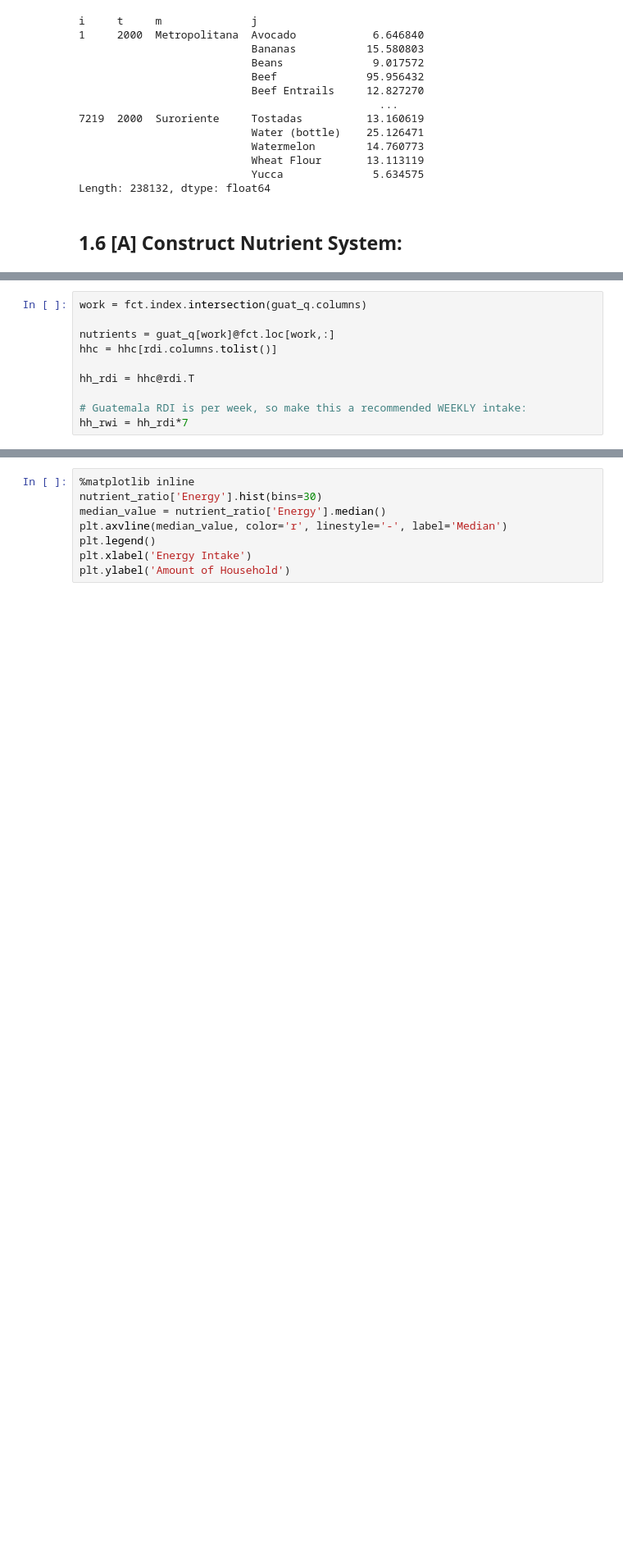
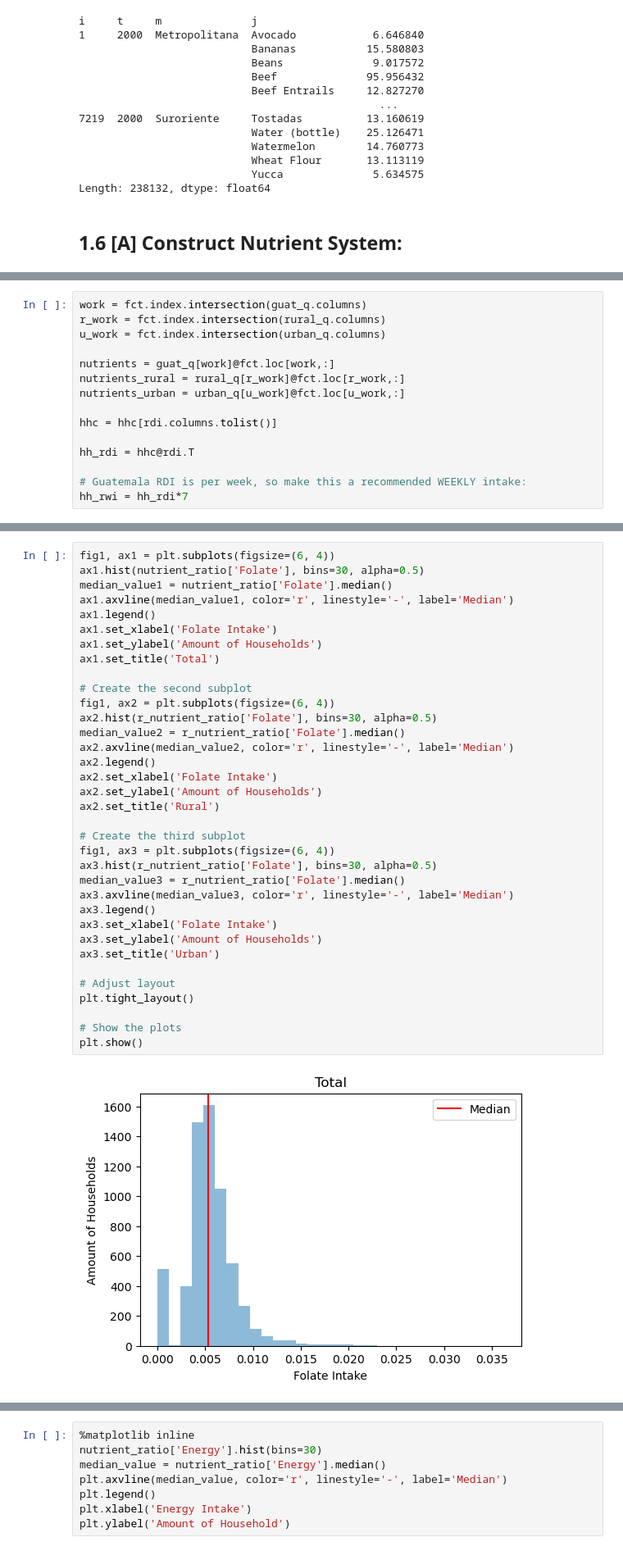
Before and after one commit to neha-lala/TWSchultz, a Jupyter notebook: Final. Code.ipynb, the cells around one changed output, grey strips where cells are left out. Shown at 82% size. Saved outputs shown, nothing was run; the diff lists cells and outputs as text; blank space fills up the shorter version.

```diff
--- a/Final. Code.ipynb
+++ b/Final. Code.ipynb
@@ -473,7 +485,12 @@ Length: 515736, dtype: float64
 # %%
 work = fct.index.intersection(guat_q.columns)
+r_work = fct.index.intersection(rural_q.columns)
+u_work = fct.index.intersection(urban_q.columns)
 
 nutrients = guat_q[work]@fct.loc[work,:]
+nutrients_rural = rural_q[r_work]@fct.loc[r_work,:]
+nutrients_urban = urban_q[u_work]@fct.loc[u_work,:]
+
 hhc = hhc[rdi.columns.tolist()]
 
 hh_rdi = hhc@rdi.T
@@ -486,0 +550,37 @@ nutrient_ratio = (nutrients[use_nutrients].fillna(0)/hh_rwi[use_nutrients]).drop
+# %%
+fig1, ax1 = plt.subplots(figsize=(6, 4))
+ax1.hist(nutrient_ratio['Folate'], bins=30, alpha=0.5)
+median_value1 = nutrient_ratio['Folate'].median()
+ax1.axvline(median_value1, color='r', linestyle='-', label='Median')
+ax1.legend()
+ax1.set_xlabel('Folate Intake')
+ax1.set_ylabel('Amount of Households')
+ax1.set_title('Total')
+
+# Create the second subplot
+fig1, ax2 = plt.subplots(figsize=(6, 4))
+ax2.hist(r_nutrient_ratio['Folate'], bins=30, alpha=0.5)
+median_value2 = r_nutrient_ratio['Folate'].median()
+ax2.axvline(median_value2, color='r', linestyle='-', label='Median')
+ax2.legend()
+ax2.set_xlabel('Folate Intake')
+ax2.set_ylabel('Amount of Households')
+ax2.set_title('Rural')
+
+# Create the third subplot
+fig1, ax3 = plt.subplots(figsize=(6, 4))
+ax3.hist(r_nutrient_ratio['Folate'], bins=30, alpha=0.5)
+median_value3 = r_nutrient_ratio['Folate'].median()
+ax3.axvline(median_value3, color='r', linestyle='-', label='Median')
+ax3.legend()
+ax3.set_xlabel('Folate Intake')
+ax3.set_ylabel('Amount of Households')
+ax3.set_title('Urban')
+
+# Adjust layout
+plt.tight_layout()
+
+# Show the plots
+plt.show()
+# %% [output]
+[figure, added]
```
Also changed, not shown: parts of 10 cells of this notebook.
